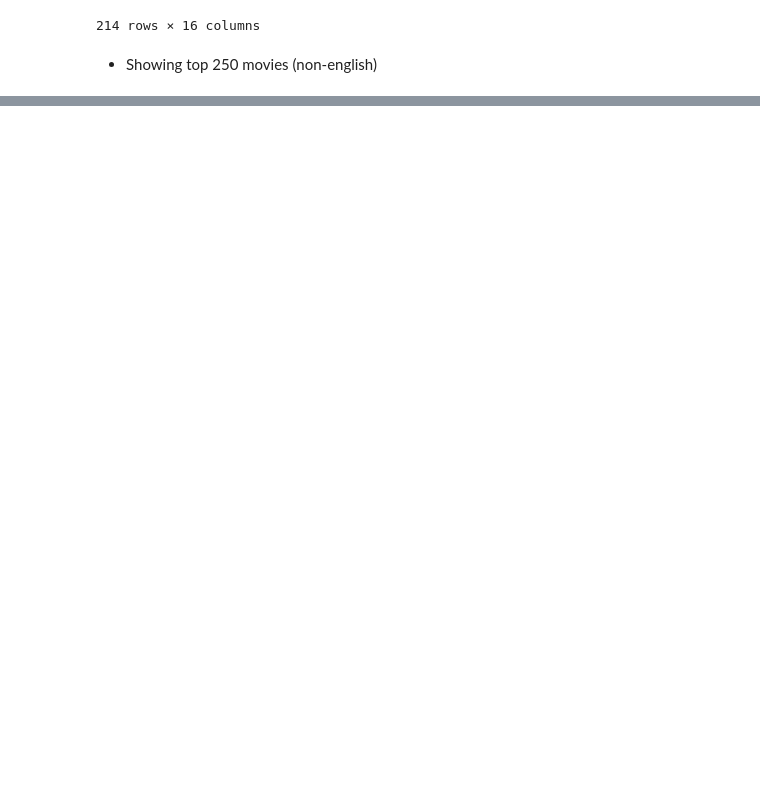
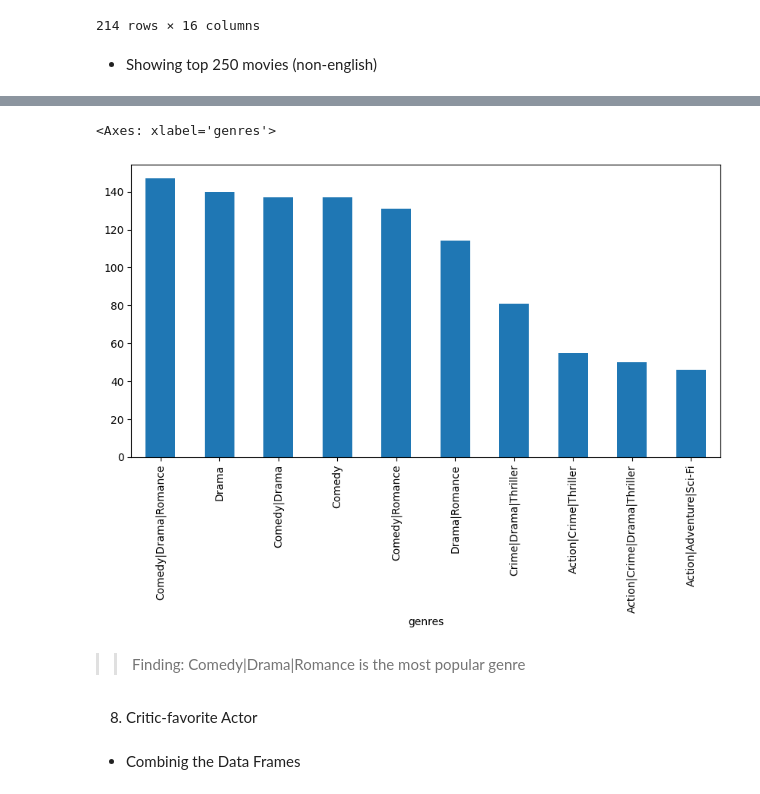
Before and after one commit to nanoCHI/IMDB-Movie-Analysis, a Jupyter notebook: IMDB_Movie_Analysis.ipynb, the cells around one changed output, grey strips where cells are left out. Cells and saved outputs as stored; diff of their text form; code cells hidden in the pictures; blank space fills up the shorter version.

```diff
--- a/IMDB_Movie_Analysis.ipynb
+++ b/IMDB_Movie_Analysis.ipynb
@@ -224,0 +249,3 @@ IMDB_Top_250[IMDB_Top_250['language']!='English'].sort_values(by='imdb_score',as
+# %%
+Genres=df['genres'].value_counts().sort_values(ascending=False).head(10)
+Genres
@@ -224,0 +265,9 @@ IMDB_Top_250[IMDB_Top_250['language']!='English'].sort_values(by='imdb_score',as
+# %%
+Genres.plot(kind='bar', figsize=(10,5))
+# %% [output]
+<Axes: xlabel='genres'>
+[figure, added]
+# %% [markdown]
+>> Finding: Comedy|Drama|Romance is the most popular genre
+# %% [markdown]
+8. Critic-favorite Actor
@@ -224,0 +278,2 @@ IMDB_Top_250[IMDB_Top_250['language']!='English'].sort_values(by='imdb_score',as
+# %% [markdown]
+* Combinig the Data Frames
```
Also changed, not shown: parts of 15 cells of this notebook.
